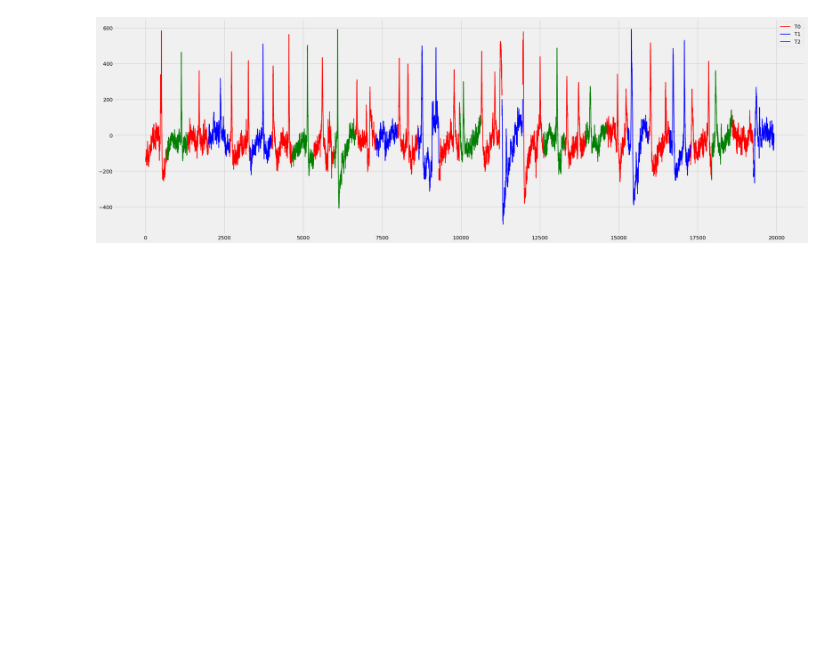
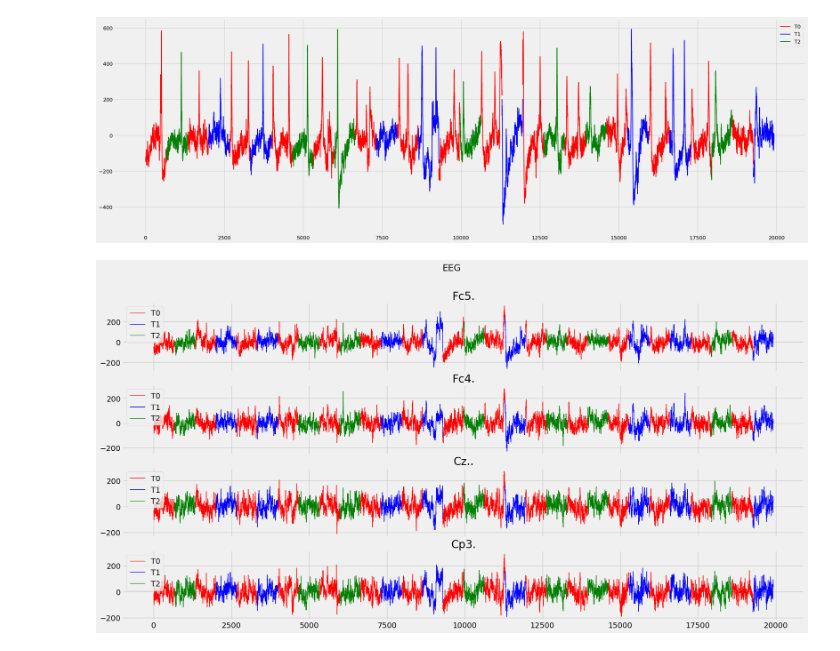
Before and after one commit to SanjarArani-Ali/EEG-Classification, a Jupyter notebook: EEGMMIDB_Classification.ipynb, the cells around one changed output. Saved outputs shown, nothing was run; the diff lists cells and outputs as text; code cells hidden in the pictures; blank space fills up the shorter version.

Commit message:
plot several channel of signal with colored task in the plot

```diff
--- a/EEGMMIDB_Classification.ipynb
+++ b/EEGMMIDB_Classification.ipynb
@@ -148,3 +148,29 @@ plt.legend()
 plt.show()
 # %% [output]
 [figure]
+# %%
+nplot=4
+fig, axs = plt.subplots(nplot, sharex=True)
+fig.set_size_inches(20, 10)
+fig.suptitle('EEG')
+# plt.style.use('fivethirtyeight')
+
+for i in range (nplot):
+    T0_data = data[5*i].copy()
+    T1_data = data[5*i].copy()
+    T2_data = data[5*i].copy()
+    T0_data[np.array(y) != 0] =np.nan
+    T1_data[np.array(y) != 1] =np.nan
+    T2_data[np.array(y) != 2] =np.nan
+
+
+    axs[i].plot(T0_data, color='r', linewidth=1, label="T0")
+    axs[i].plot(T1_data, color='b', linewidth=1, label="T1")
+    axs[i].plot(T2_data, color='g', linewidth=1, label="T2")
+    axs[i].set_title(signal_labels[5*i])
+    axs[i].legend()
+    #axs[i].plot(data[5*i], linewidth=1, label=signal_labels[5*i])
+plt.legend()
+plt.show()
+# %% [output]
+[figure, added]
```
Also changed, not shown: parts of 1 cell of this notebook.
